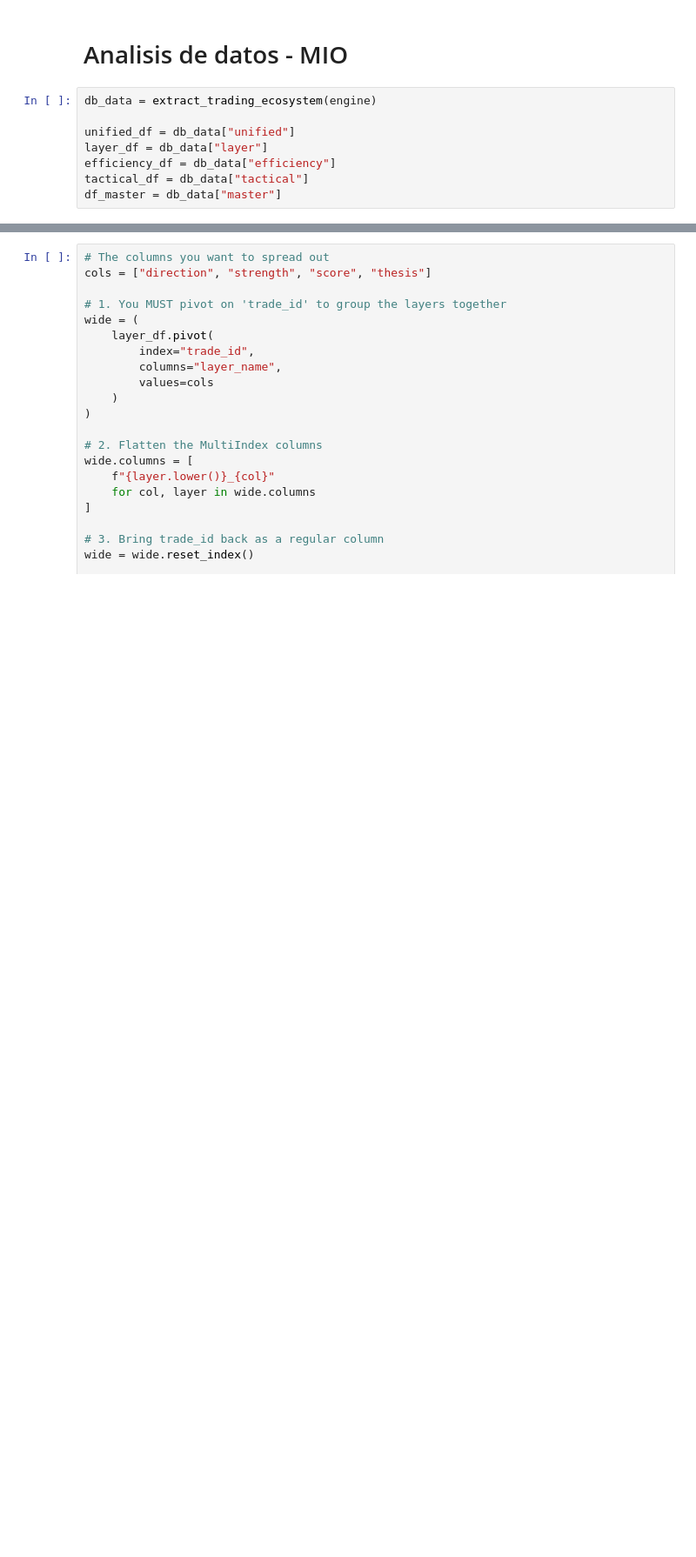
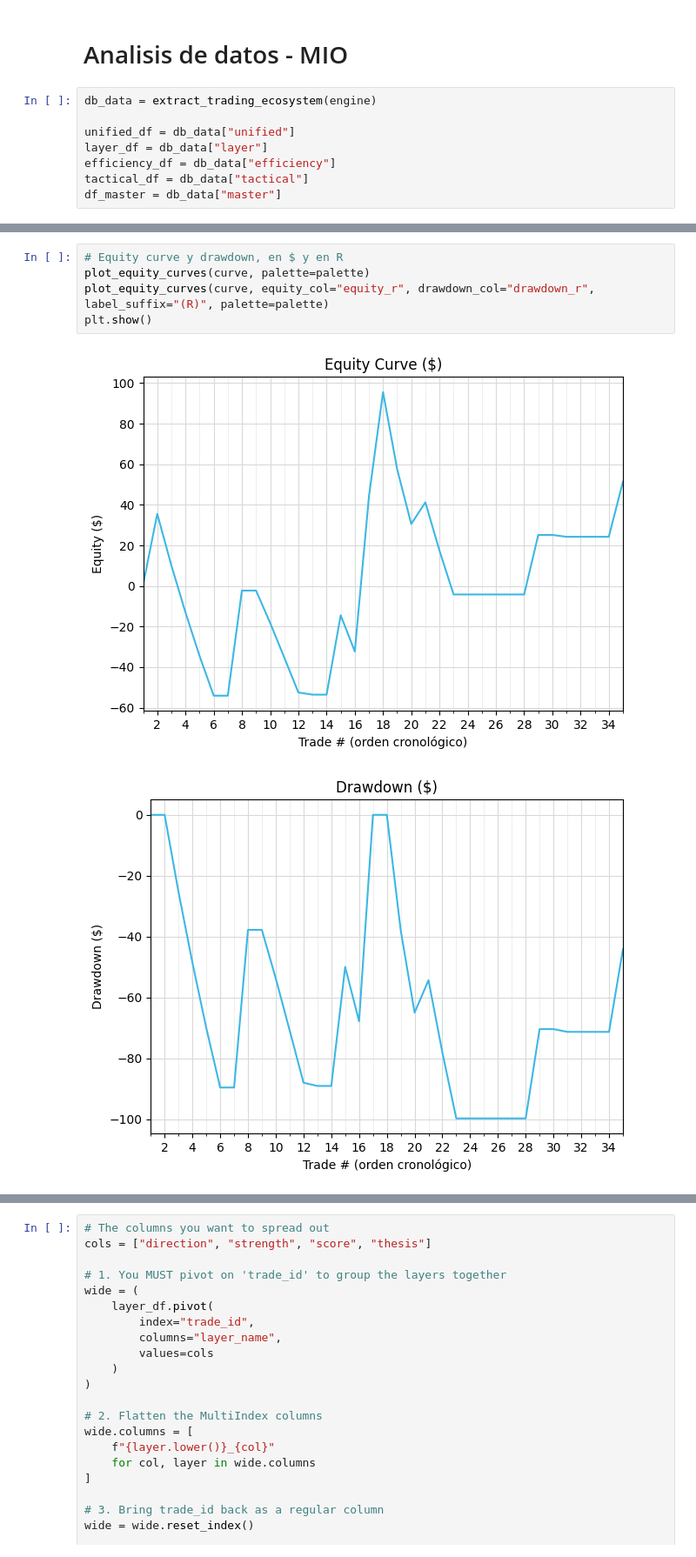
Before and after one commit to Jorgepyth/blast_master, a Jupyter notebook: jupyter/data_analysis.ipynb, the cells around one changed output, grey strips where cells are left out. Shown at 87% size. Saved outputs shown, nothing was run; the diff lists cells and outputs as text; blank space fills up the shorter version.

```diff
--- a/jupyter/data_analysis.ipynb
+++ b/jupyter/data_analysis.ipynb
@@ -225,0 +258,8 @@ kpis
+# %%
+# Equity curve y drawdown, en $ y en R
+plot_equity_curves(curve, palette=palette)
+plot_equity_curves(curve, equity_col="equity_r", drawdown_col="drawdown_r", label_suffix="(R)", palette=palette)
+plt.show()
+# %% [output]
+[figure, added]
+[figure, added]
```
Also changed, not shown: parts of 21 cells of this notebook, 5 other files.
